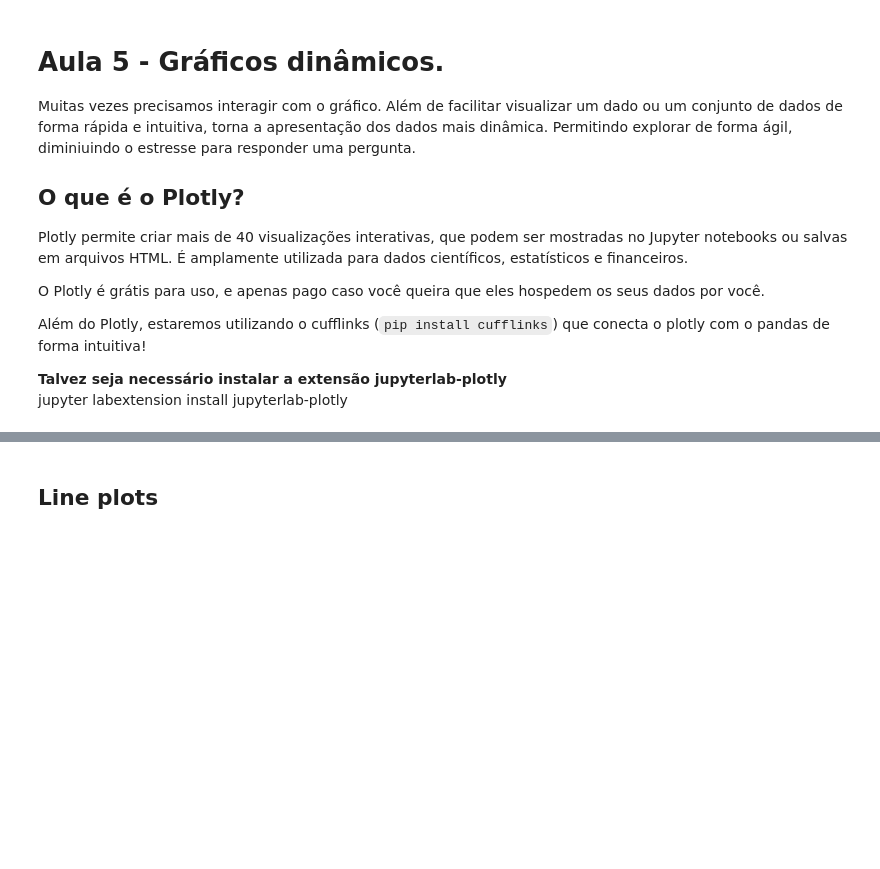
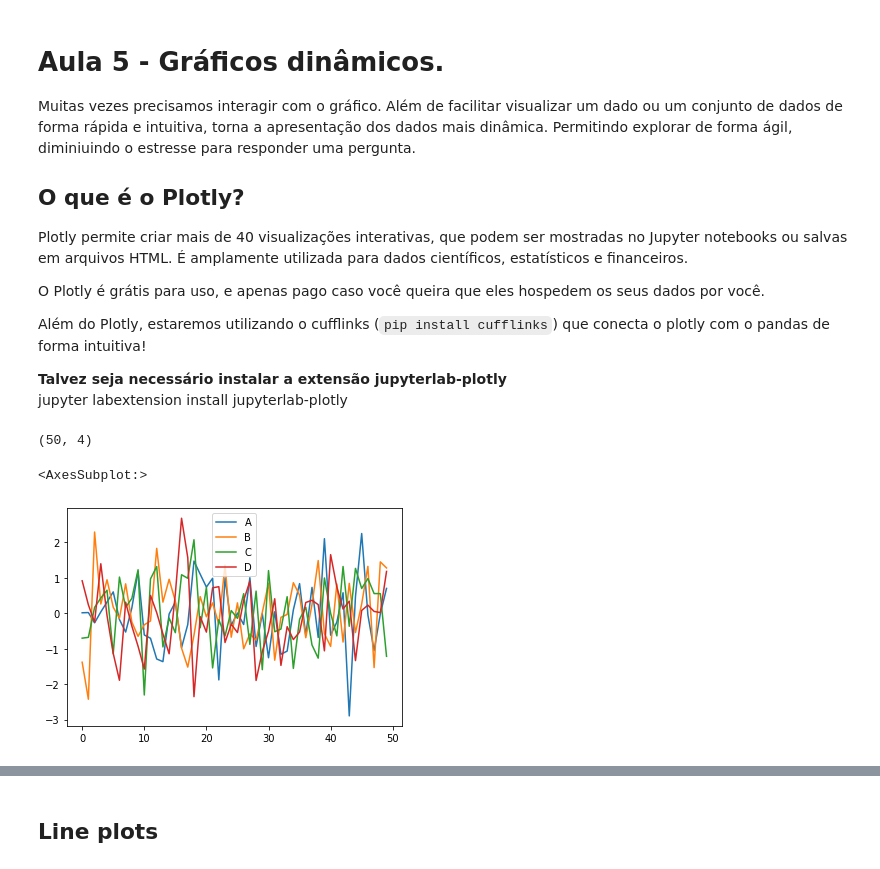
Before and after one commit to johnnyhorita/Empiricus-DataScience-Degree, a Jupyter notebook: 780/Modulo-02-Bibliotecas-e-APIs/20210823_aula10/Aula_5 - Graficos dinâmicos.ipynb, the cells around one changed output, grey strips where cells are left out. Drawn from its saved outputs; the diff is of its cells as text; code cells hidden in the pictures; blank space fills up the shorter version.

```diff
--- a/780/Modulo-02-Bibliotecas-e-APIs/20210823_aula10/Aula_5 - Graficos dinâmicos.ipynb
+++ b/780/Modulo-02-Bibliotecas-e-APIs/20210823_aula10/Aula_5 - Graficos dinâmicos.ipynb
@@ -19,3 +32,14 @@ jupyter labextension install jupyterlab-plotly
 # %%
-# 2
+arr_1 = np.random.randn(50, 4)
+# %%
+arr_1.shape
+# %% [output]
+(50, 4)
+# %%
+df = pd.DataFrame(arr_1, columns=['A', 'B', 'C', 'D'])
+# %%
+df.plot()
+# %% [output]
+<AxesSubplot:>
+[figure, added]
 # %%
```
Also changed, not shown: parts of 10 cells of this notebook, 1 other file.
